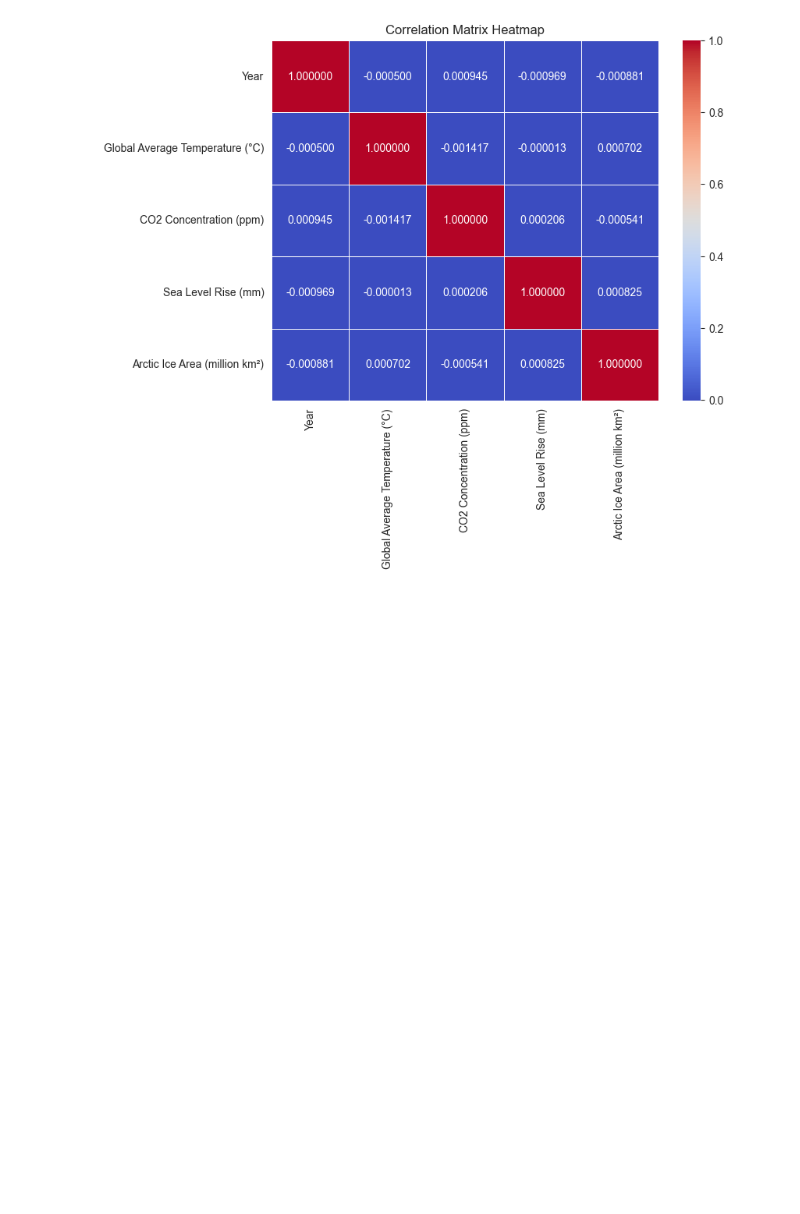
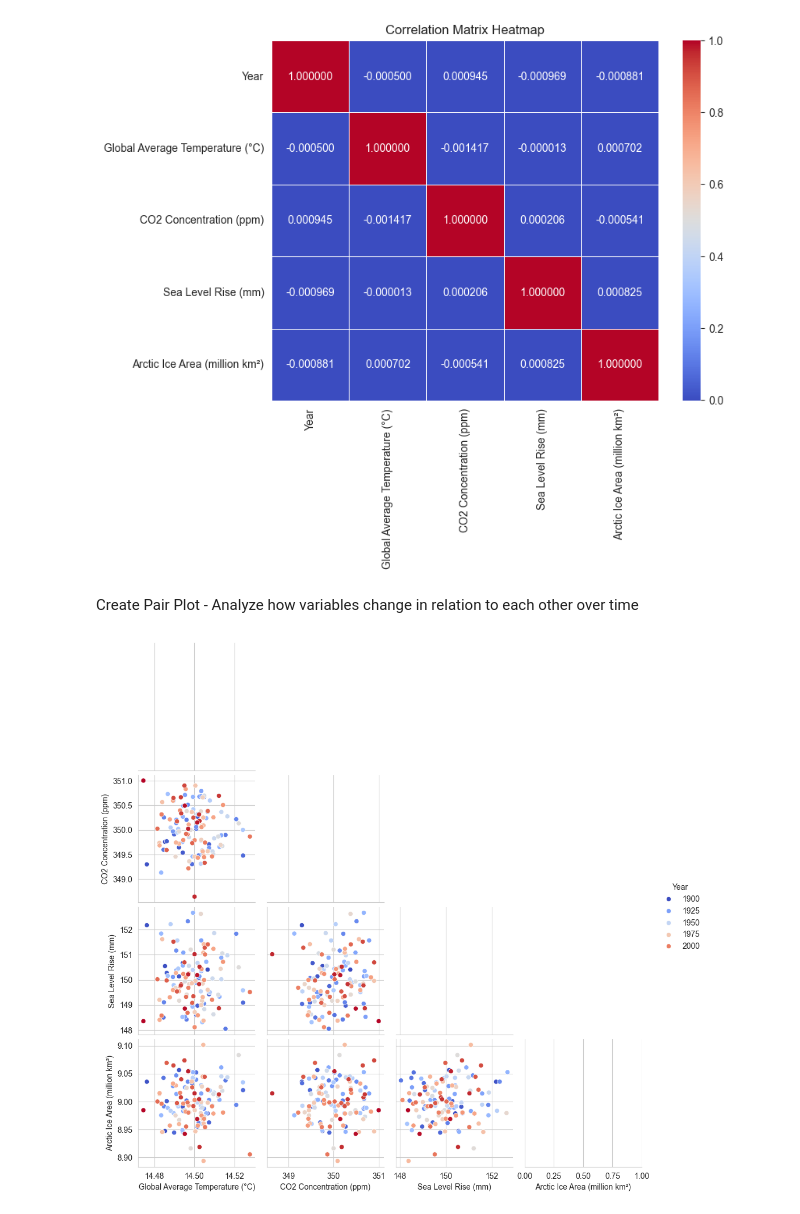
Before and after one commit to Omdena-NIC-Nepal/complete-eda-tensor, a Jupyter notebook: climate_eda.ipynb, the cells around one changed output. Saved outputs shown, nothing was run; the diff lists cells and outputs as text; code cells hidden in the pictures; blank space fills up the shorter version.

Commit message:
Pair Ploting Done

```diff
--- a/climate_eda.ipynb
+++ b/climate_eda.ipynb
@@ -730,3 +730,28 @@ plt.title("Correlation Matrix Heatmap")
 plt.show()
 # %% [output]
 [figure]
+# %% [markdown]
+Create Pair Plot - Analyze how variables change in relation to each other over time
+# %%
+# Selecting relevant numerical columns for the pair plot
+pairplot_data = df_grouped_by_year[
+    ['Global Average Temperature (°C)', 'CO2 Concentration (ppm)',
+     'Sea Level Rise (mm)', 'Arctic Ice Area (million km²)']
+]
+
+# Adding the year column for hue (categorical color mapping)
+pairplot_data['Year'] = df_grouped_by_year.index
+
+# Creating the pair plot
+sns.pairplot(
+    pairplot_data,
+    hue='Year',  # Color mapping based on year
+    palette='coolwarm',  # Using a color gradient for better visualization
+    diag_kind='kde',  # Kernel Density Estimate (KDE) for diagonal plots
+    corner=True  # Hides upper triangle to avoid redundancy
+)
+
+# Display the plot
+plt.show()
+# %% [output]
+[figure, added]
```
